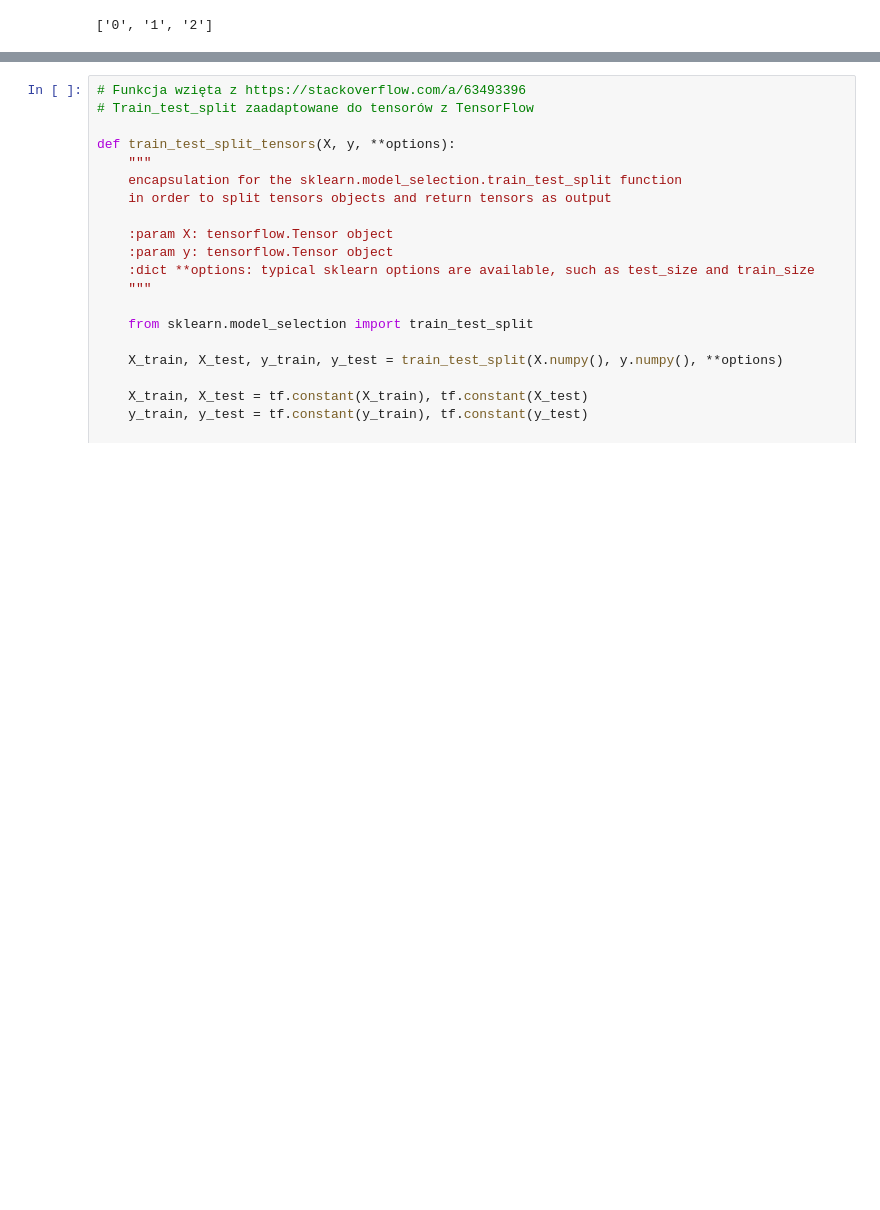
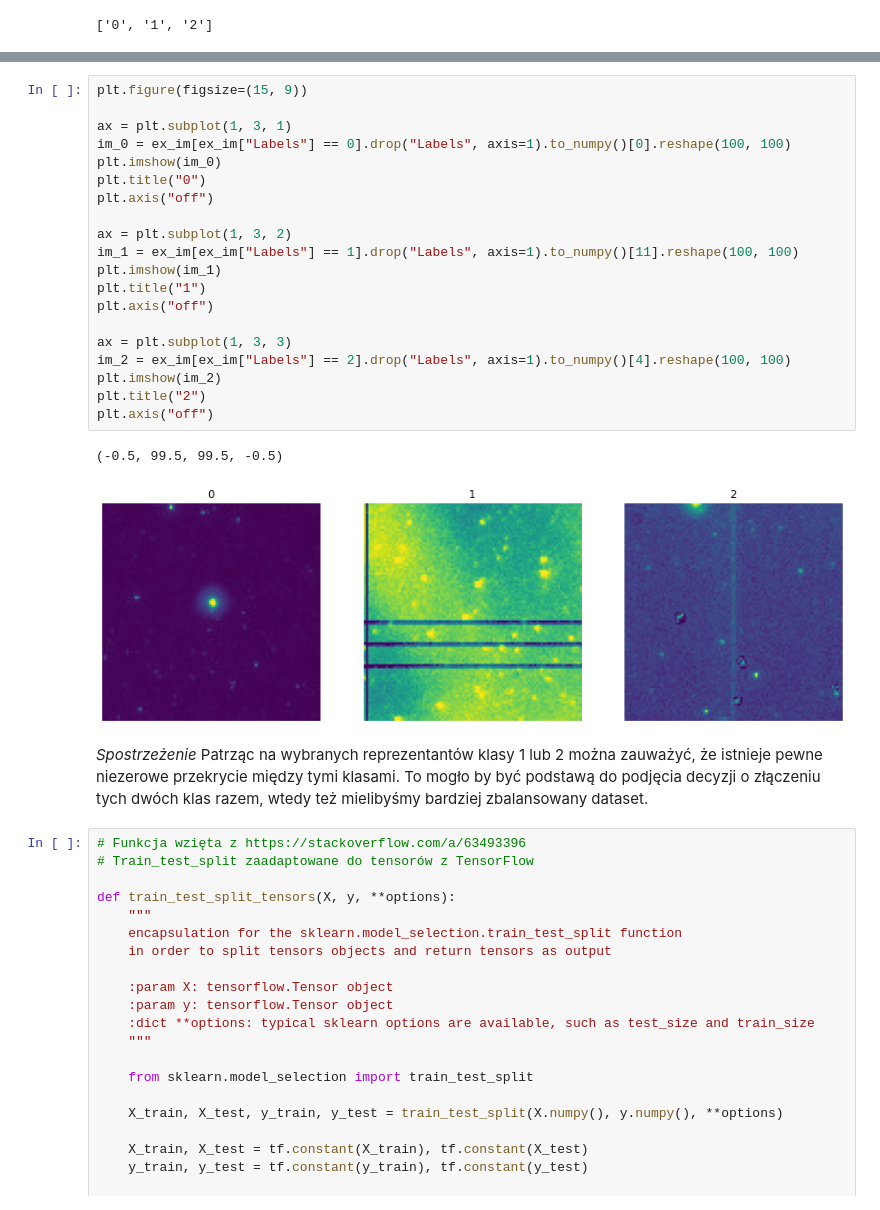
Before and after one commit to K4cp3rski/ML_FUW, a Jupyter notebook: Cybiński_Praca_domowa_3.ipynb, the cells around one changed output, grey strips where cells are left out. Cells and saved outputs as stored; diff of their text form; blank space fills up the shorter version.

```diff
--- a/Cybiński_Praca_domowa_3.ipynb
+++ b/Cybiński_Praca_domowa_3.ipynb
@@ -186,3 +205,28 @@ for i in range(3):
+# %%
+plt.figure(figsize=(15, 9))
+
+ax = plt.subplot(1, 3, 1)
+im_0 = ex_im[ex_im["Labels"] == 0].drop("Labels", axis=1).to_numpy()[0].reshape(100, 100)
+plt.imshow(im_0)
+plt.title("0")
+plt.axis("off")
+
+ax = plt.subplot(1, 3, 2)
+im_1 = ex_im[ex_im["Labels"] == 1].drop("Labels", axis=1).to_numpy()[11].reshape(100, 100)
+plt.imshow(im_1)
+plt.title("1")
+plt.axis("off")
+
+ax = plt.subplot(1, 3, 3)
+im_2 = ex_im[ex_im["Labels"] == 2].drop("Labels", axis=1).to_numpy()[4].reshape(100, 100)
+plt.imshow(im_2)
+plt.title("2")
+plt.axis("off")
+# %% [output]
+(-0.5, 99.5, 99.5, -0.5)
+[figure, added]
+# %% [markdown]
+*Spostrzeżenie* Patrząc na wybranych reprezentantów klasy 1 lub 2 można zauważyć, że istnieje pewne niezerowe przekrycie między tymi klasami. To mogło by być podstawą do podjęcia decyzji o złączeniu tych dwóch klas razem, wtedy też mielibyśmy bardziej zbalansowany dataset.
 # %%
 # Funkcja wzięta z https://stackoverflow.com/a/63493396
 # Train_test_split zaadaptowane do tensorów z TensorFlow
```
Also changed, not shown: parts of 49 cells of this notebook.
